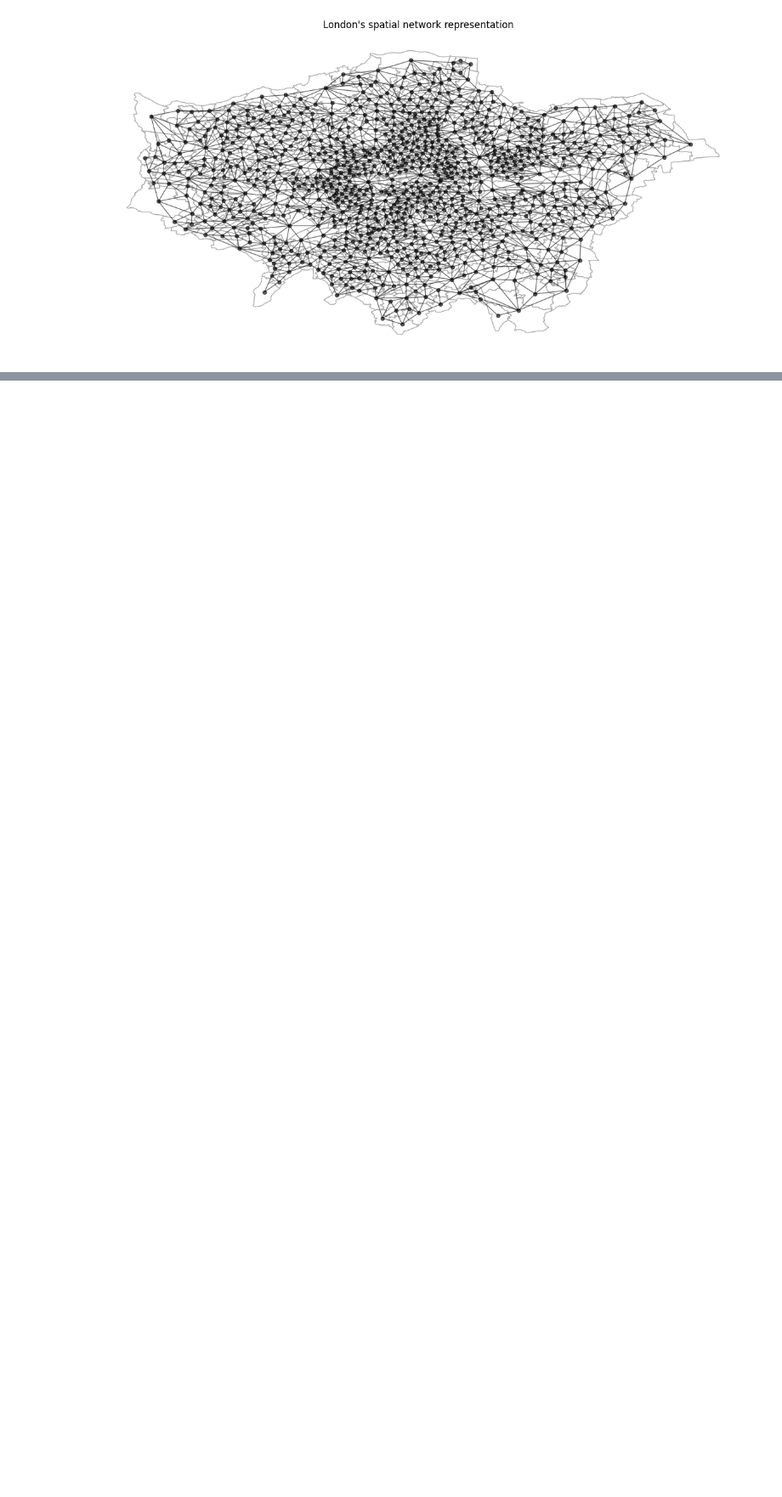
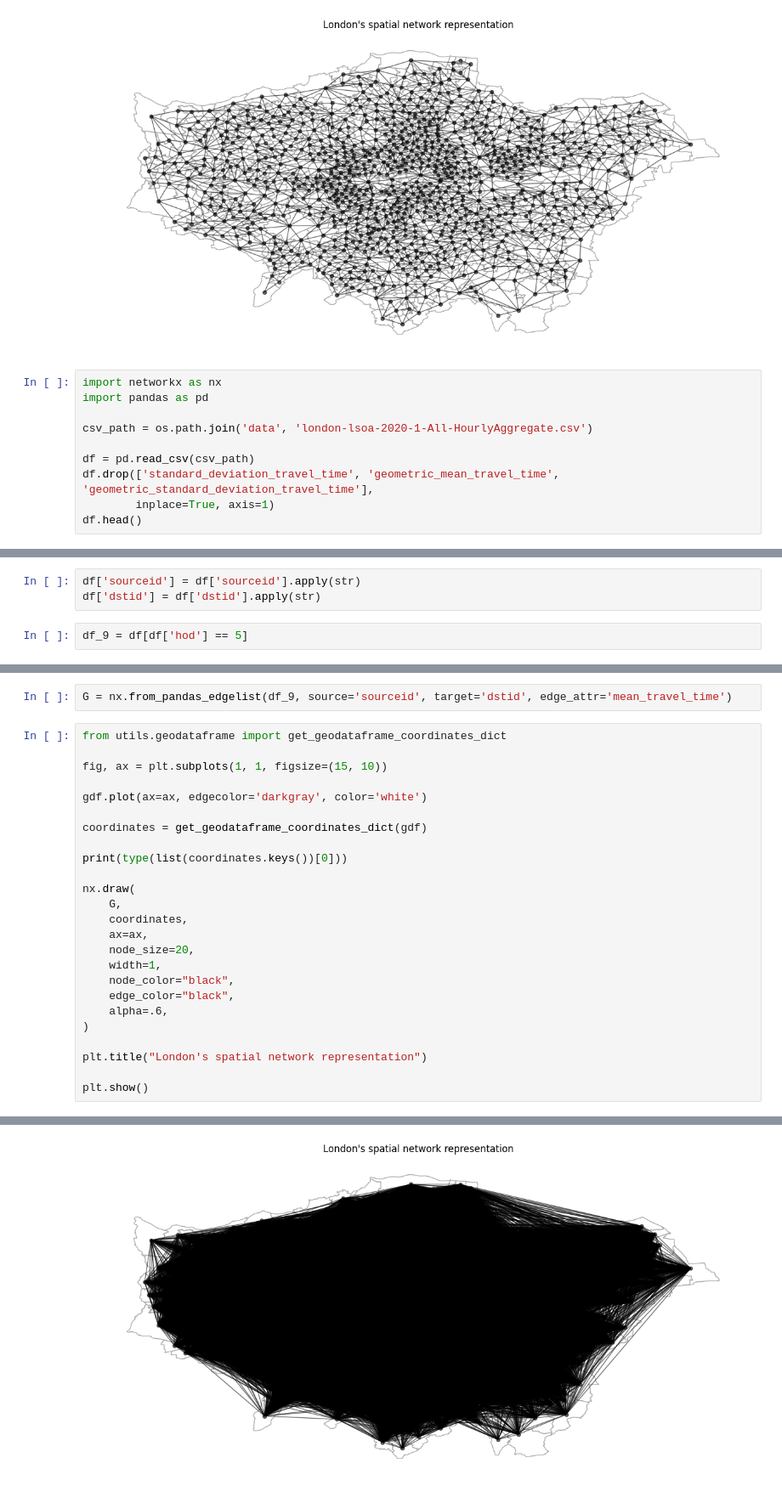
Before and after one commit to RiccardoSpolaor/Traffic-Flow-Analysis-Using-Uber-Movement-Data, a Jupyter notebook: src/main.ipynb, the cells around one changed output, grey strips where cells are left out. Shown at 85% size. Drawn from its saved outputs; the diff is of its cells as text; blank space fills up the shorter version.

```diff
--- a/src/main.ipynb
+++ b/src/main.ipynb
@@ -88,3 +93,13 @@ plt.title("London's spatial network representation")
 plt.show()
 # %% [output]
 [figure]
+# %%
+import networkx as nx
+import pandas as pd
+
+csv_path = os.path.join('data', 'london-lsoa-2020-1-All-HourlyAggregate.csv')
+
+df = pd.read_csv(csv_path)
+df.drop(['standard_deviation_travel_time', 'geometric_mean_travel_time', 'geometric_standard_deviation_travel_time'],
+        inplace=True, axis=1)
+df.head()
@@ -90,0 +113,5 @@ plt.show()
+# %%
+df['sourceid'] = df['sourceid'].apply(str)
+df['dstid'] = df['dstid'].apply(str)
+# %%
+df_9 = df[df['hod'] == 5]
@@ -90,0 +127,28 @@ plt.show()
+# %%
+G = nx.from_pandas_edgelist(df_9, source='sourceid', target='dstid', edge_attr='mean_travel_time')
+# %%
+from utils.geodataframe import get_geodataframe_coordinates_dict
+
+fig, ax = plt.subplots(1, 1, figsize=(15, 10))
+
+gdf.plot(ax=ax, edgecolor='darkgray', color='white')
+
+coordinates = get_geodataframe_coordinates_dict(gdf)
+
+print(type(list(coordinates.keys())[0]))
+
+nx.draw(
+    G,
+    coordinates,
+    ax=ax,
+    node_size=20,
+    width=1,
+    node_color="black",
+    edge_color="black",
+    alpha=.6,
+)
+
+plt.title("London's spatial network representation")
+
+plt.show()
+# %% [output]
@@ -90,0 +156 @@ plt.show()
+[figure, added]
```
Also changed, not shown: parts of 6 cells of this notebook.
